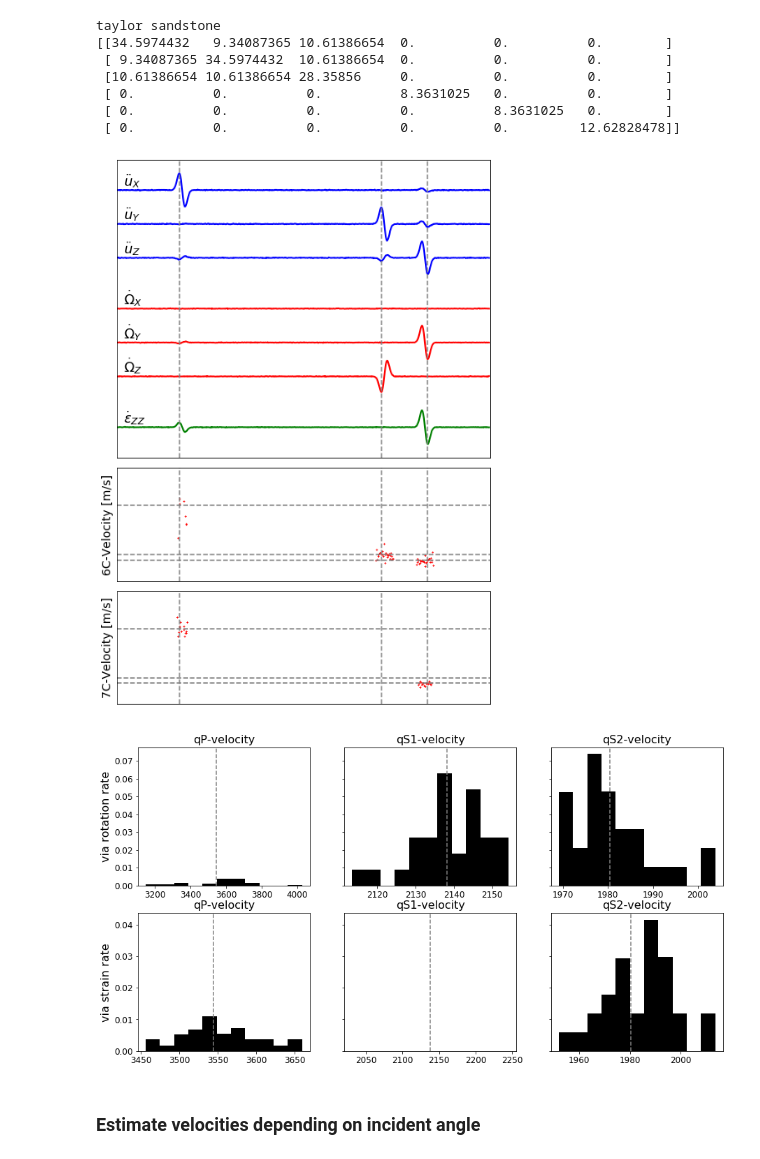
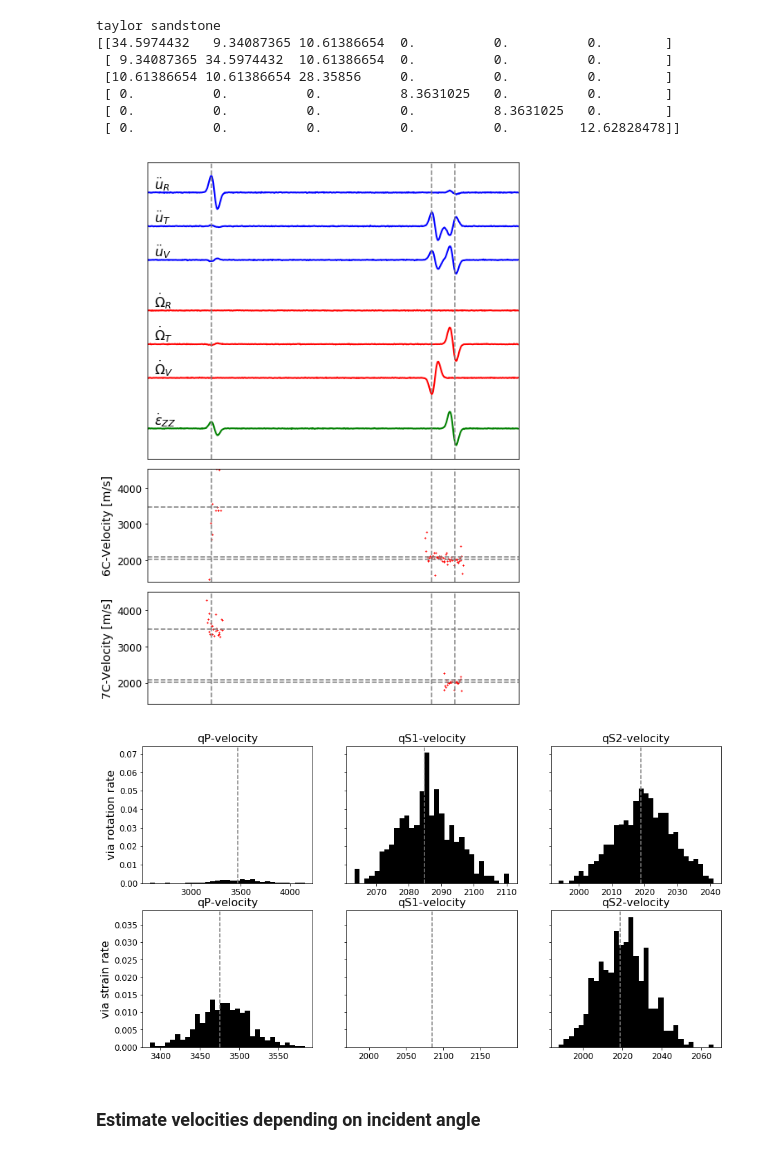
Before and after one commit to sebnoe/anisotropy, a Jupyter notebook: notebooks/Create_figures.ipynb, the cells around one changed output. Saved outputs shown, nothing was run; the diff lists cells and outputs as text; code cells hidden in the pictures.

```diff
--- a/notebooks/Create_figures.ipynb
+++ b/notebooks/Create_figures.ipynb
@@ -922,10 +922,9 @@ SNR_dB_r = 20.
 SNR_dB_s = 20.
 plot1seis = True
 plotvelest = True
-N = 1
-Nest = 30
-nbins = 11
-thetax = [58.*np.pi/180.]
+Nest = 500
+nbins = 31
+thetax = [50.*np.pi/180.]
 N = len(thetax)
 nus = np.zeros((N,3))
 for idir in range(N):
@@ -1025,12 +1024,12 @@ for i in range(0,N):
                 ax0.plot(t[N1:N2],seis[5,N1:N2]*rf-11*a0,c='r',lw=2)
                 ax0.plot(t[N1:N2],strain_trace[N1:N2]*rs-14*a0,c='g',lw=2)
 
-                ax0.text(t[N1+10],seis[0,N1+10]+a0/4,'$\ddot u_X$',fontsize=16)
-                ax0.text(t[N1+10],seis[1,N1+10]-2*a0+a0/4,'$\ddot u_Y$',fontsize=16)
-                ax0.text(t[N1+10],seis[2,N1+10]-4*a0+a0/4,'$\ddot u_Z$',fontsize=16)
-                ax0.text(t[N1+10],seis[3,N1+10]*rf-7*a0+a0/4,'$\dot\Omega_X$',fontsize=16)
-                ax0.text(t[N1+10],seis[4,N1+10]*rf-9*a0+a0/4,'$\dot\Omega_Y$',fontsize=16)
-                ax0.text(t[N1+10],seis[5,N1+10]*rf-11*a0+a0/4,'$\dot\Omega_Z$',fontsize=16)
+                ax0.text(t[N1+10],seis[0,N1+10]+a0/4,'$\ddot u_R$',fontsize=16)
+                ax0.text(t[N1+10],seis[1,N1+10]-2*a0+a0/4,'$\ddot u_T$',fontsize=16)
+                ax0.text(t[N1+10],seis[2,N1+10]-4*a0+a0/4,'$\ddot u_V$',fontsize=16)
+                ax0.text(t[N1+10],seis[3,N1+10]*rf-7*a0+a0/4,'$\dot\Omega_R$',fontsize=16)
+                ax0.text(t[N1+10],seis[4,N1+10]*rf-9*a0+a0/4,'$\dot\Omega_T$',fontsize=16)
+                ax0.text(t[N1+10],seis[5,N1+10]*rf-11*a0+a0/4,'$\dot\Omega_V$',fontsize=16)
                 ax0.text(t[N1+10],strain_trace[N1+10]*rs-14*a0+a0/4,'$\dot\epsilon_{ZZ}$',fontsize=16)
                 ax0.tick_params(labelsize=16)
                 ax0.set_xticks([])
@@ -1061,14 +1060,14 @@ for i in range(0,N):
             velbins_strain = [[],[],[]]
             weightbins_strain = [[],[],[]]
             for it in range(nt):
-                if weight[it]>wm*10.**(1.5):  # 1 order of magnitude above median
+                if weight[it]>wm*10.**(1.):  # 1 order of magnitude above median
                     if k==0 and plot1seis:
                         ax1.scatter(t[it],vel_e[it],1,marker='x',color='red')
 
                     ivel = np.argmin([abs(it-iqp),abs(it-iqs1),abs(it-iqs2)])
                     velbins[ivel].append(vel_e[it])
                     weightbins[ivel].append(weight[it])
-                if weight_strain[it]>wm_strain*10.**(1.5):  # 1 order of magnitude above median
+                if weight_strain[it]>wm_strain*10.**(1.):  # 1 order of magnitude above median
                     if k==0 and plot1seis:
                         ax3.scatter(t[it],vel_e_strain[it],1,marker='x',color='red')
                     ivel = np.argmin([abs(it-iqp),abs(it-iqs1),abs(it-iqs2)])
@@ -1092,14 +1091,14 @@ for i in range(0,N):
                     ax.tick_params(labelsize=12)
                     ax.set_xlim([t[N1],t[N2]])
                     ax.set_xticks([])
-                for ax in [ax0,ax1,ax3]:
-                    ax.set_yticks([])
+                #for ax in [ax0,ax1,ax3]:
+                    #ax.set_yticks([])
 
                 ax1.set_ylabel('6C-Velocity [m/s]',fontsize=14)
                 #ax2.set_ylabel('Weight',fontsize=14)
                 ax3.set_ylabel('7C-Velocity [m/s]',fontsize=14)
                 #ax4.set_ylabel('Weight',fontsize=14)
-                plt.savefig('7C_velocity_estimation_time.png')
+               # plt.savefig('7C_velocity_estimation_time.png')
                 plt.show()
 
             for j in range(0,3):
@@ -1123,36 +1122,36 @@ for i in range(0,N):
                 weighthist[k,j] = estvels[j,1]
                 weighthist_strain[k,j] = estvels[j+3,1]
 
     if plotvelest:
         fig,ax = plt.subplots(nrows=2,ncols=3,figsize=(15,8),sharey='row')
         ax[0,0].set_title('qP-velocity',fontsize=16)
         ax[0,1].set_title('qS1-velocity',fontsize=16)
         ax[0,2].set_title('qS2-velocity',fontsize=16)
         ax[1,0].set_title('qP-velocity',fontsize=16)
         ax[1,1].set_title('qS1-velocity',fontsize=16)
         ax[1,2].set_title('qS2-velocity',fontsize=16)
         ax[0,0].hist(velhist[:,0],bins=nbins,density=True,color='k',weights=weighthist[:,0])
         ax[0,1].hist(velhist[:,1],bins=nbins,density=True,color='k',weights=weighthist[:,1])
         ax[0,2].hist(velhist[:,2],bins=nbins,density=True,color='k',weights=weighthist[:,2])
         ax[1,0].hist(velhist_strain[:,0],bins=nbins,density=True,color='k',weights=weighthist_strain[:,0])
-        ax[1,1].hist(velhist_strain[:,1],bins=nbins,density=True,color='k',weights=weighthist_strain[:,1])
+        #ax[1,1].hist(velhist_strain[:,1],bins=nbins,density=True,color='k',weights=weighthist_strain[:,1])
         ax[1,2].hist(velhist_strain[:,2],bins=nbins,density=True,color='k',weights=weighthist_strain[:,2])
         ax[0,0].axvline(max(vel),color='0.5',linestyle='--')
         ax[0,1].axvline(np.median(vel),color='0.5',linestyle='--')
         ax[0,2].axvline(min(vel),color='0.5',linestyle='--')
         ax[1,0].axvline(max(vel),color='0.5',linestyle='--')
         ax[1,1].axvline(np.median(vel),color='0.5',linestyle='--')
         ax[1,2].axvline(min(vel),color='0.5',linestyle='--')
         ax[0,0].set_ylabel('via rotation rate',fontsize=16,rotation=90)
         ax[1,0].set_ylabel('via strain rate',fontsize=16,rotation=90)
         for i in range(0,2):
             for j in range(0,3):
                 ax[i,j].tick_params(labelsize=12)
         #plt.savefig('7C_velocity_estimation_histogram.png')
         plt.show()
 # %% [output]
-[figure, old version]
+[figure, new version]
-[figure, old version]
+[figure, new version]
 # %% [markdown]
 ### Estimate velocities depending on incident angle
 # %%
```
Also changed, not shown: parts of 1 cell of this notebook.
